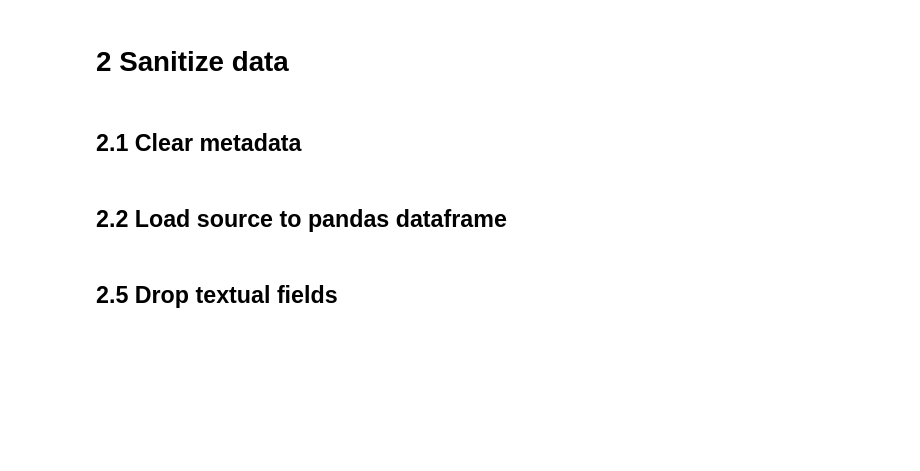
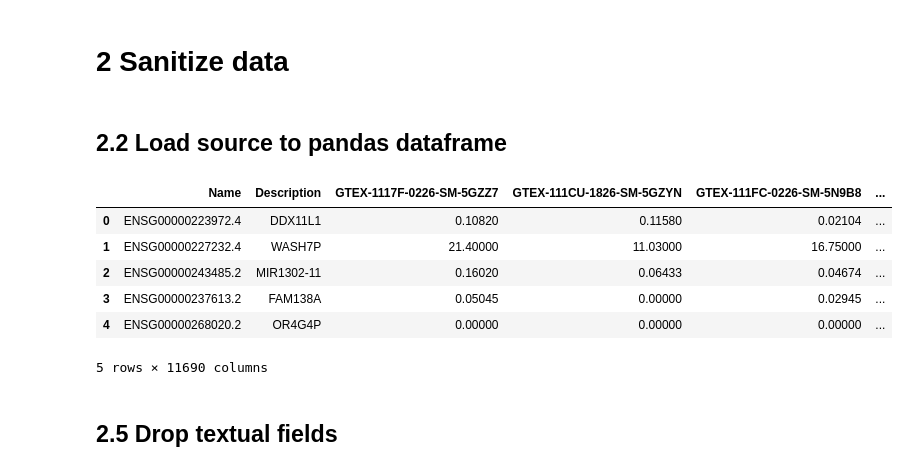
Before and after one commit to neekonsu/Thyroid-Clustering, a Jupyter notebook: main.ipynb, the cells around one changed output. Drawn from its saved outputs; the diff is of its cells as text; code cells hidden in the pictures; blank space fills up the shorter version.

Commit message:
full pipeline functional using pkl database

```diff
--- a/main.ipynb
+++ b/main.ipynb
@@ -66,17 +80,23 @@ with gzip.open('/srv/gsfs0/projects/snyder/neekonsu/GTEx_Analysis_2016-01-15_v7_
 # %% [markdown]
 # 2 Sanitize data
-# %% [markdown]
-## 2.1 Clear metadata
 # %% [markdown]
 ## 2.2 Load source to pandas dataframe
 # %%
 # collect garbage
 # gc.collect()
 # read GTEx RNAseq (TPM) to dataframe <data>
-data = pd.read_pickle('/srv/gsfs0/projects/snyder/neekonsu/GTEx_Analysis_2016-01-15_v7_RNASeQCv1.1.8_gene_tpm.gct', sep='\t', skiprows=2)
+data = pd.read_pickle('/srv/gsfs0/projects/snyder/neekonsu/database.pkl')
 # Preview the first 5 lines of the loaded data
-source = pd.read_pickle('/srv/gsfs0/projects/snyder/neekonsu/GTEx_Analysis_2016-01-15_v7_RNASeQCv1.1.8_gene_tpm.gct', sep='\t', skiprows=2)
+# source = pd.read_pickle('/srv/gsfs0/projects/snyder/neekonsu/database.pkl')
 data.head()
+# %% [output]
+|  | Name | Description | GTEX-1117F-0226-SM-5GZZ7 | GTEX-111CU-1826-SM-5GZYN | GTEX-111FC-0226-SM-5N9B8 | ... |
+| 0 | ENSG00000223972.4 | DDX11L1 | 0.10820 | 0.11580 | 0.02104 | ... |
+| 1 | ENSG00000227232.4 | WASH7P | 21.40000 | 11.03000 | 16.75000 | ... |
+| 2 | ENSG00000243485.2 | MIR1302-11 | 0.16020 | 0.06433 | 0.04674 | ... |
+| 3 | ENSG00000237613.2 | FAM138A | 0.05045 | 0.00000 | 0.02945 | ... |
+| 4 | ENSG00000268020.2 | OR4G4P | 0.00000 | 0.00000 | 0.00000 | ... |
+5 rows × 11690 columns
 # %% [markdown]
 ## 2.5 Drop textual fields
 # %%
```
Also changed, not shown: parts of 12 cells of this notebook.
